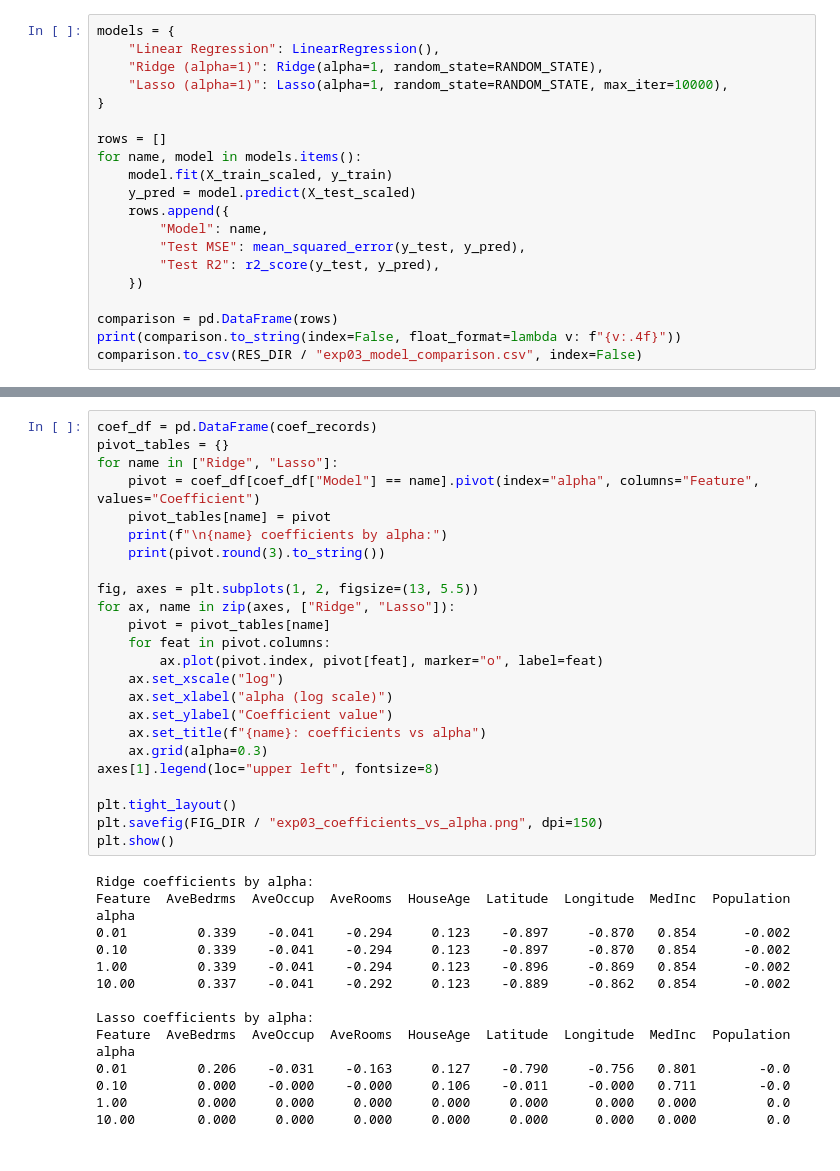
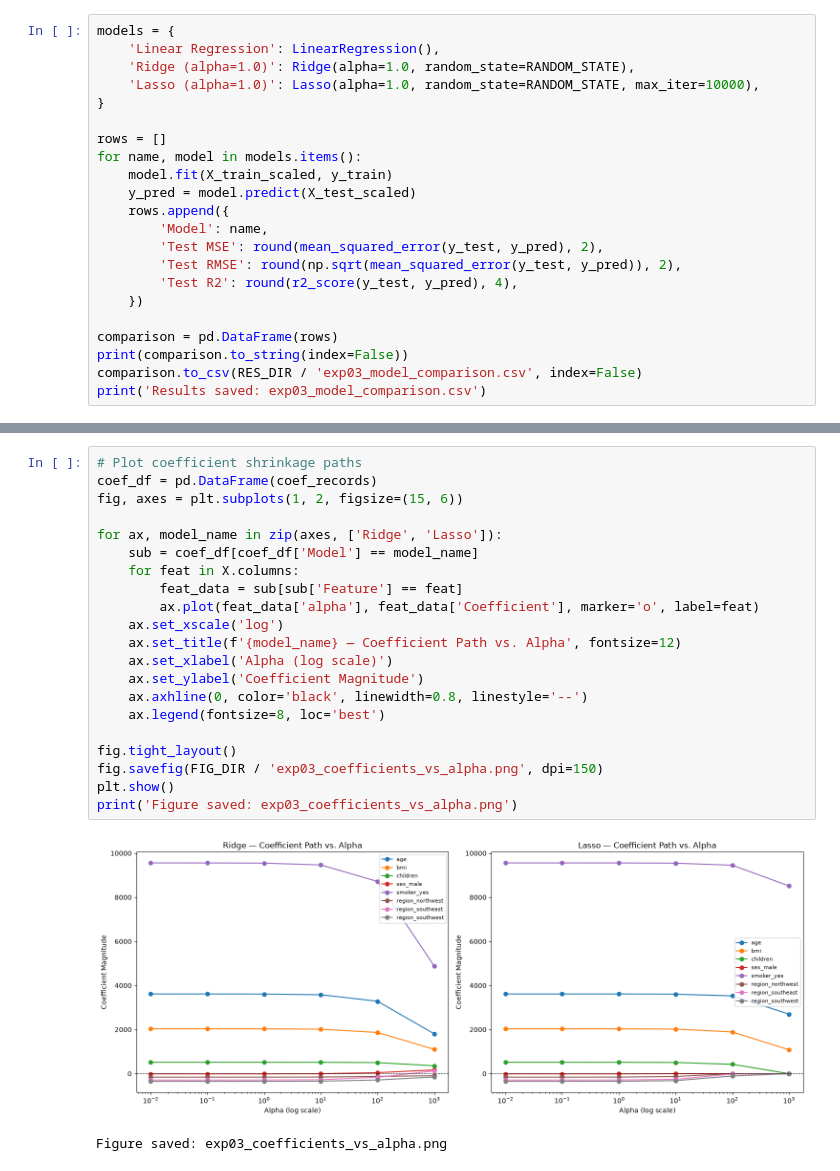
Before and after one commit to omkarbg100/dsa-practical, a Jupyter notebook: notebooks/exp03_regression.ipynb, the cells around one changed output, grey strips where cells are left out. Drawn from its saved outputs; the diff is of its cells as text.

Commit message:
feat: execute exp03 Regression on Kaggle Insurance dataset

```diff
--- a/notebooks/exp03_regression.ipynb
+++ b/notebooks/exp03_regression.ipynb
@@ -77,8 +84,8 @@ Train size: 16512 | Test size: 4128
 # %%
 models = {
-    "Linear Regression": LinearRegression(),
-    "Ridge (alpha=1)": Ridge(alpha=1, random_state=RANDOM_STATE),
-    "Lasso (alpha=1)": Lasso(alpha=1, random_state=RANDOM_STATE, max_iter=10000),
+    'Linear Regression': LinearRegression(),
+    'Ridge (alpha=1.0)': Ridge(alpha=1.0, random_state=RANDOM_STATE),
+    'Lasso (alpha=1.0)': Lasso(alpha=1.0, random_state=RANDOM_STATE, max_iter=10000),
 }
 
 rows = []
@@ -86,12 +93,14 @@ for name, model in models.items():
     model.fit(X_train_scaled, y_train)
     y_pred = model.predict(X_test_scaled)
     rows.append({
-        "Model": name,
-        "Test MSE": mean_squared_error(y_test, y_pred),
-        "Test R2": r2_score(y_test, y_pred),
+        'Model': name,
+        'Test MSE': round(mean_squared_error(y_test, y_pred), 2),
+        'Test RMSE': round(np.sqrt(mean_squared_error(y_test, y_pred)), 2),
+        'Test R2': round(r2_score(y_test, y_pred), 4),
     })
 
 comparison = pd.DataFrame(rows)
-print(comparison.to_string(index=False, float_format=lambda v: f"{v:.4f}"))
-comparison.to_csv(RES_DIR / "exp03_model_comparison.csv", index=False)
+print(comparison.to_string(index=False))
+comparison.to_csv(RES_DIR / 'exp03_model_comparison.csv', index=False)
+print('Results saved: exp03_model_comparison.csv')
 # %% [output]
@@ -141,40 +153,24 @@ Lasso 10.0000    1.3107  -0.0002               0
 # %%
+# Plot coefficient shrinkage paths
 coef_df = pd.DataFrame(coef_records)
-pivot_tables = {}
-for name in ["Ridge", "Lasso"]:
-    pivot = coef_df[coef_df["Model"] == name].pivot(index="alpha", columns="Feature", values="Coefficient")
-    pivot_tables[name] = pivot
-    print(f"\n{name} coefficients by alpha:")
-    print(pivot.round(3).to_string())
+fig, axes = plt.subplots(1, 2, figsize=(15, 6))
 
-fig, axes = plt.subplots(1, 2, figsize=(13, 5.5))
-for ax, name in zip(axes, ["Ridge", "Lasso"]):
-    pivot = pivot_tables[name]
-    for feat in pivot.columns:
-        ax.plot(pivot.index, pivot[feat], marker="o", label=feat)
-    ax.set_xscale("log")
-    ax.set_xlabel("alpha (log scale)")
-    ax.set_ylabel("Coefficient value")
-    ax.set_title(f"{name}: coefficients vs alpha")
-    ax.grid(alpha=0.3)
-axes[1].legend(loc="upper left", fontsize=8)
+for ax, model_name in zip(axes, ['Ridge', 'Lasso']):
+    sub = coef_df[coef_df['Model'] == model_name]
+    for feat in X.columns:
+        feat_data = sub[sub['Feature'] == feat]
+        ax.plot(feat_data['alpha'], feat_data['Coefficient'], marker='o', label=feat)
+    ax.set_xscale('log')
+    ax.set_title(f'{model_name} — Coefficient Path vs. Alpha', fontsize=12)
+    ax.set_xlabel('Alpha (log scale)')
+    ax.set_ylabel('Coefficient Magnitude')
+    ax.axhline(0, color='black', linewidth=0.8, linestyle='--')
+    ax.legend(fontsize=8, loc='best')
 
-plt.tight_layout()
-plt.savefig(FIG_DIR / "exp03_coefficients_vs_alpha.png", dpi=150)
+fig.tight_layout()
+fig.savefig(FIG_DIR / 'exp03_coefficients_vs_alpha.png', dpi=150)
 plt.show()
+print('Figure saved: exp03_coefficients_vs_alpha.png')
 # %% [output]
+[figure, new version]
-Ridge coefficients by alpha:
-Feature  AveBedrms  AveOccup  AveRooms  HouseAge  Latitude  Longitude  MedInc  Population
-alpha
-0.01         0.339    -0.041    -0.294     0.123    -0.897     -0.870   0.854      -0.002
-0.10         0.339    -0.041    -0.294     0.123    -0.897     -0.870   0.854      -0.002
-1.00         0.339    -0.041    -0.294     0.123    -0.896     -0.869   0.854      -0.002
-10.00        0.337    -0.041    -0.292     0.123    -0.889     -0.862   0.854      -0.002
-
-Lasso coefficients by alpha:
-Feature  AveBedrms  AveOccup  AveRooms  HouseAge  Latitude  Longitude  MedInc  Population
-alpha
-0.01         0.206    -0.031    -0.163     0.127    -0.790     -0.756   0.801        -0.0
-0.10         0.000    -0.000    -0.000     0.106    -0.011     -0.000   0.711        -0.0
-1.00         0.000     0.000     0.000     0.000     0.000      0.000   0.000         0.0
-10.00        0.000     0.000     0.000     0.000     0.000      0.000   0.000         0.0
+Figure saved: exp03_coefficients_vs_alpha.png
```
Also changed, not shown: parts of 19 cells of this notebook, 3 other files.
